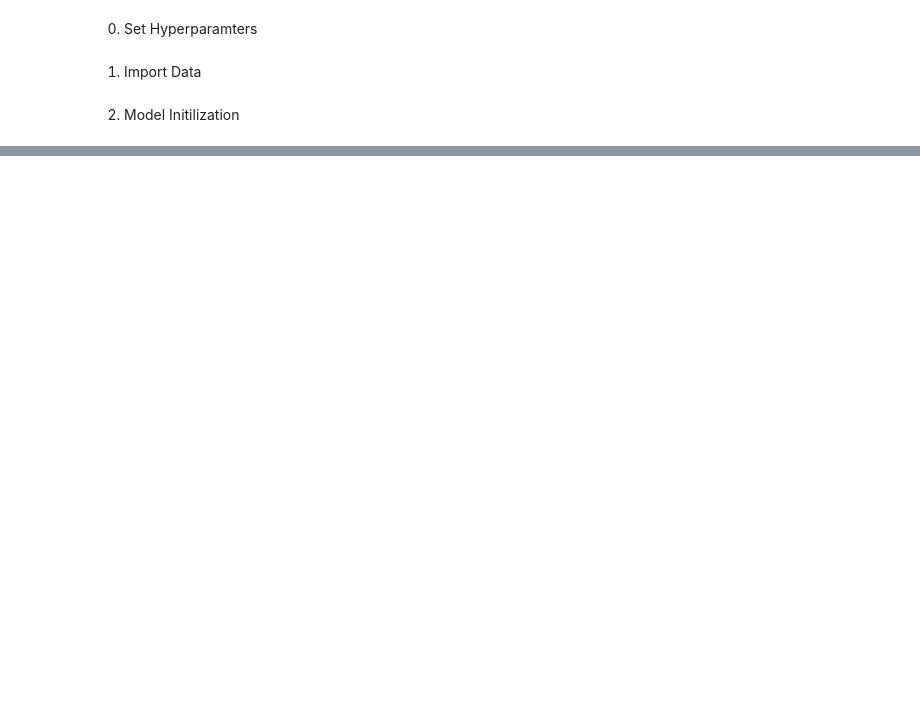
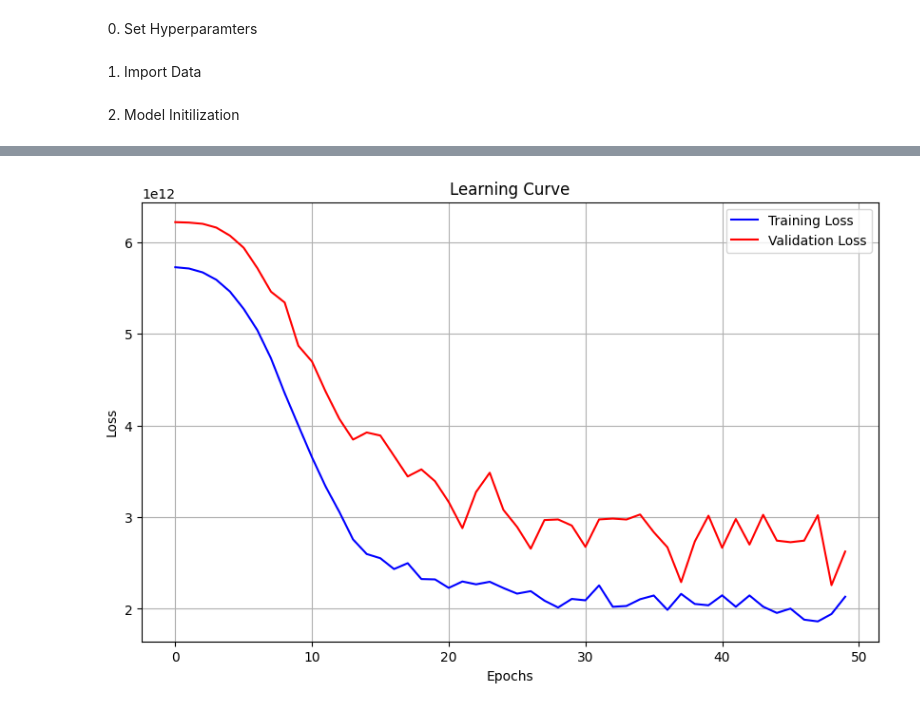
Before and after one commit to ceastman3/residential_real_estate_pred, a Jupyter notebook: model.ipynb, the cells around one changed output, grey strips where cells are left out. Cells and saved outputs as stored; diff of their text form; code cells hidden in the pictures; blank space fills up the shorter version.

```diff
--- a/model.ipynb
+++ b/model.ipynb
@@ -21,10 +20,9 @@ batch_size = 10
 NY_data = pd.read_csv("data/NY_data.csv")
 
 # 2. Split data into x and y values
-y = NY_data.iloc[:, 0]
-X = NY_data.iloc[:, 1:]
+y = NY_data['price'].iloc[:5000]
+X = NY_data.drop(columns=['price']).iloc[:5000]
 
-# 3. Split data into Train vs. Test
+# 4. Split data into Train vs. Test
 X_train, X_test, y_train, y_test = train_test_split(X, y, train_size=train_ratio, random_state=42, shuffle=True)
-X_test, X_val, y_test, y_val = train_test_split(X_test, y_test, test_size=validation_ratio, random_state=42, shuffle=True)
 # %%
@@ -48,10 +43,2 @@ DNN.compile(loss='mse', optimizer='adam',
 # %% [markdown]
 2. Model Initilization
-# %%
-# TODO: Need to setup validation sets
-X_train_tf = tf.convert_to_tensor(X_train, dtype=tf.float32)
-y_train_tf = tf.convert_to_tensor(y_train, dtype=tf.float32)
-X_val_tf = tf.convert_to_tensor(X_val, dtype=tf.float32)
-y_val_tf = tf.convert_to_tensor(y_val, dtype=tf.float32)
-
-history = DNN.fit(X_train_tf, y_train_tf, epochs=10, verbose=1, batch_size=batch_size, validation_data=(X_val,y_val))#
@@ -79,8 +44,0 @@ Epoch 10/10
-# %%
-# TODO: Need to setup validation sets
-X_train_tf = tf.convert_to_tensor(X_train, dtype=tf.float32)
-y_train_tf = tf.convert_to_tensor(y_train, dtype=tf.float32)
-X_val_tf = tf.convert_to_tensor(X_val, dtype=tf.float32)
-y_val_tf = tf.convert_to_tensor(y_val, dtype=tf.float32)
-
-history = DNN.fit(X_train_tf, y_train_tf, epochs=10, verbose=1, batch_size=batch_size, validation_data=(X_val,y_val), callbacks=[callback])
@@ -90,0 +45,2 @@ KeyboardInterrupt:
+# %%
+history = DNN.fit(X_train, y_train, epochs=epochs, verbose=1, batch_size=batch_size, validation_split=validation_ratio)
@@ -90,0 +65,19 @@ KeyboardInterrupt:
+# %%
+import matplotlib.pyplot as plt
+
+# Extract the training and validation loss from the history object
+train_loss = history.history['loss']
+val_loss = history.history['val_loss']
+
+# Plot the learning curve
+plt.figure(figsize=(10, 6))
+plt.plot(train_loss, label='Training Loss', color='blue')
+plt.plot(val_loss, label='Validation Loss', color='red')
+plt.title('Learning Curve')
+plt.xlabel('Epochs')
+plt.ylabel('Loss')
+plt.legend()
+plt.grid(True)
+plt.show()
+# %% [output]
+[figure, added]
```
Also changed, not shown: parts of 9 cells of this notebook.
